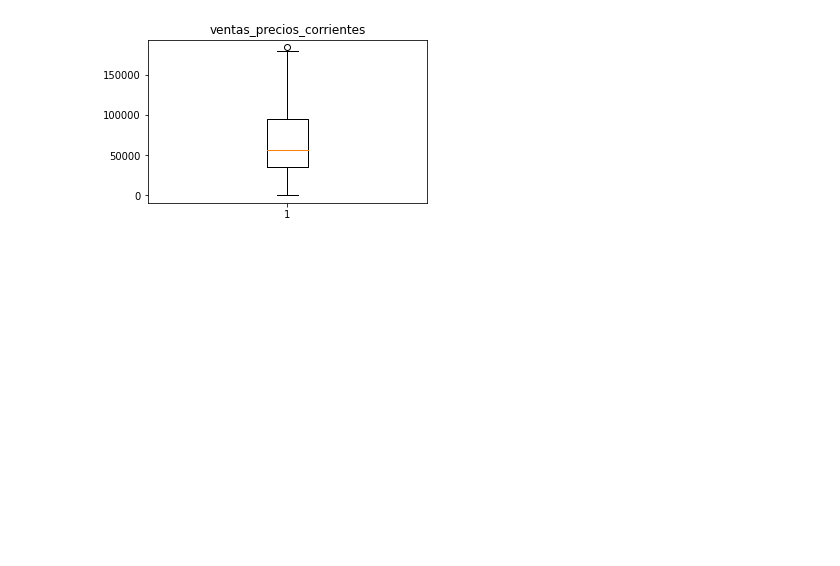
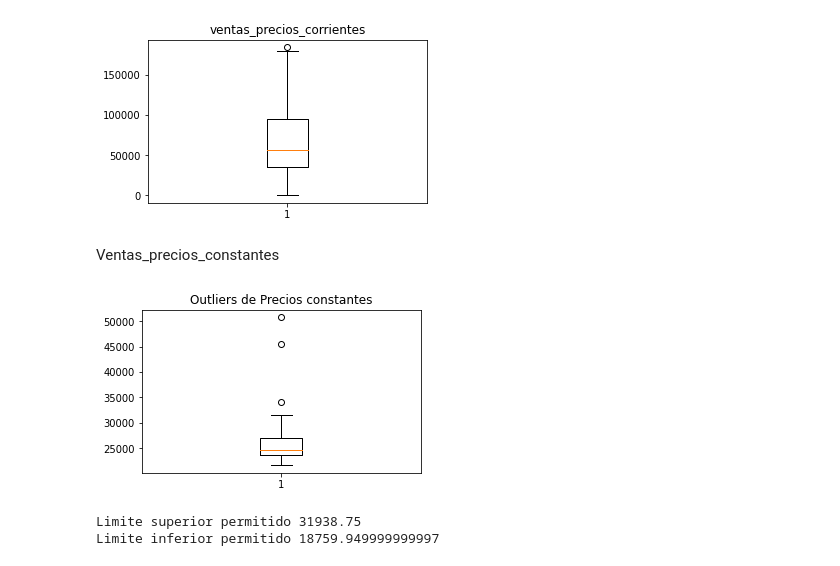
Before and after one commit to MaferLedmar/Actividad-3_Mf, a Jupyter notebook: Outliers_cool.ipynb, the cells around one changed output. Cells and saved outputs as stored; diff of their text form; code cells hidden in the pictures; blank space fills up the shorter version.

Commit message:
outliers ventas_precios_constantes

```diff
--- a/Outliers_cool.ipynb
+++ b/Outliers_cool.ipynb
@@ -206,3 +206,28 @@ plt.title("ventas_precios_corrientes")
 plt.show() #dibujamos el diagrama
 # %% [output]
 [figure]
+# %% [markdown]
+Ventas_precios_constantes
+# %%
+#Realizamos diagrama de caja o bigote
+fig = plt.figure(figsize =(5, 3))
+plt.boxplot(data2["ventas_precios_constantes"])
+plt.title("Outliers de Precios constantes")
+plt.show() #dibujamos el diagrama
+# %% [output]
+[figure, added]
+# %%
+#Método aplicando Cuartiles. Encuentro cuartiles 0.25 y 0.75
+y2=data2["ventas_precios_constantes"]
+
+percentile25=y2.quantile(0.25) #Q1
+percentile75=y2.quantile(0.75) #Q3
+iqr= percentile75 - percentile25
+
+LS2= percentile75 + 1.5*iqr
+LI2= percentile25 - 1.5*iqr
+print("Limite superior permitido", LS2)
+print("Limite inferior permitido", LI2)
+# %% [output]
+Limite superior permitido 31938.75
+Limite inferior permitido 18759.949999999997
```
Also changed, not shown: parts of 7 cells of this notebook.
